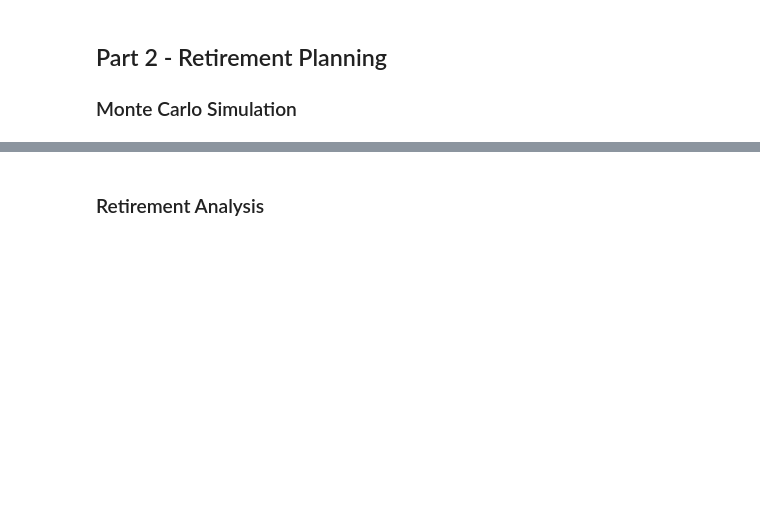
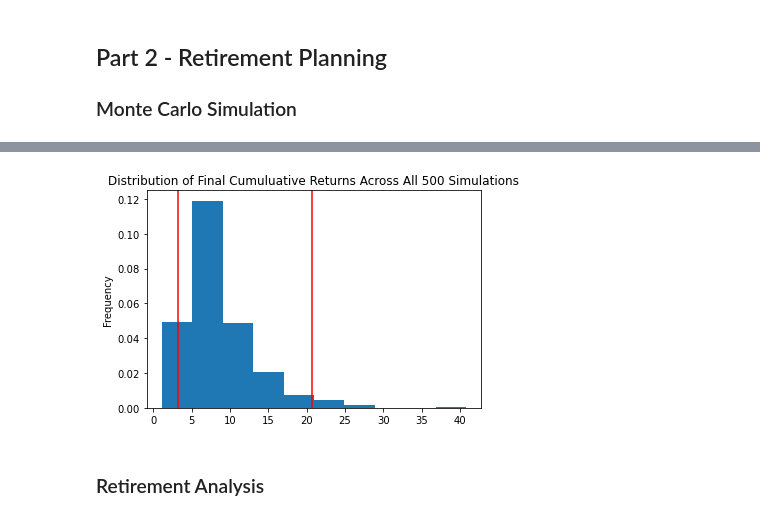
Before and after one commit to tyedem/Financial_Planner, a Jupyter notebook: financial-planner.ipynb, the cells around one changed output, grey strips where cells are left out. Drawn from its saved outputs; the diff is of its cells as text; code cells hidden in the pictures; blank space fills up the shorter version.

```diff
--- a/financial-planner.ipynb
+++ b/financial-planner.ipynb
@@ -182,6 +255,8 @@ df_stock_data.head()
 # %%
 # Plot probability distribution and confidence intervals
-# YOUR CODE HERE!
+dist_plot = MC_stock_data.plot_distribution()
+# %% [output]
+[figure, added]
 # %% [markdown]
 ### Retirement Analysis
 # %%
```
Also changed, not shown: parts of 15 cells of this notebook.
